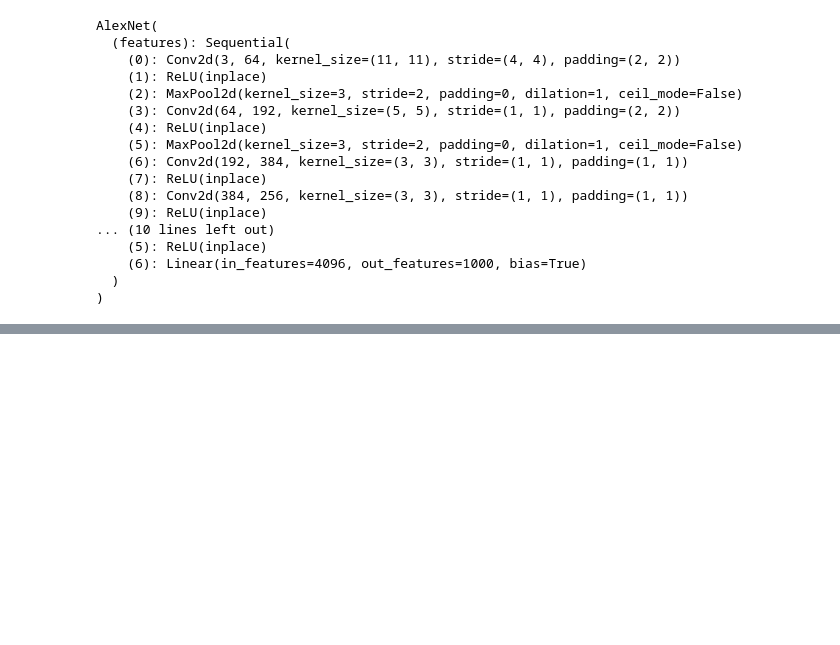
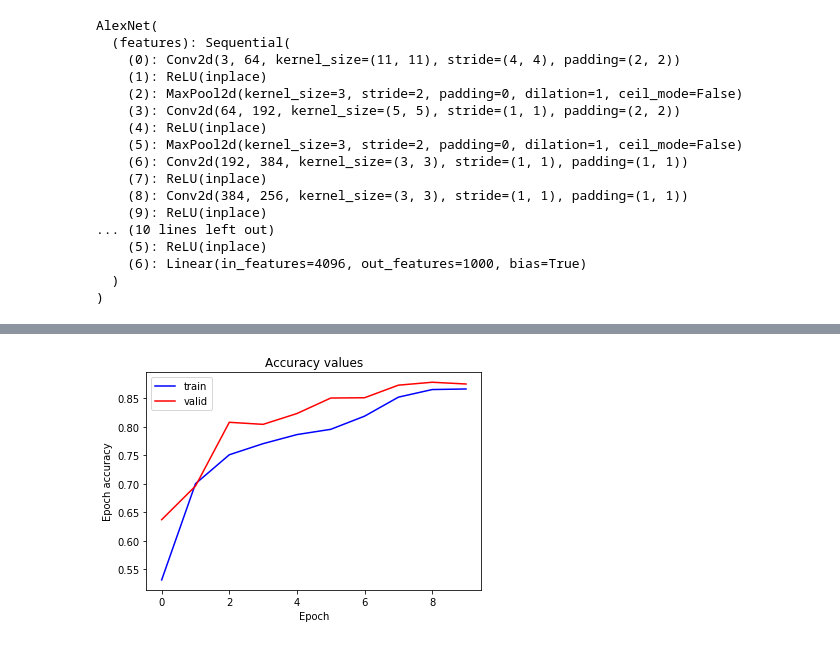
Before and after one commit to ArealTeamM2AIC/Remote-Sensing-Image, a Jupyter notebook: Alex(2).ipynb, the cells around one changed output, grey strips where cells are left out. Saved outputs shown, nothing was run; the diff lists cells and outputs as text; code cells hidden in the pictures; blank space fills up the shorter version.

```diff
--- a/Alex(2).ipynb
+++ b/Alex(2).ipynb
@@ -258,0 +296,12 @@ KeyboardInterrupt:
+# %%
+x = range(10)
+plt.figure()
+plt.plot(x, t[0][1], "b", label="train")
+plt.plot(x, t[1][1], "r", label="valid")
+plt.title("Accuracy values")
+plt.xlabel("Epoch")
+plt.ylabel("Epoch accuracy")
+plt.legend()
+plt.show()
+# %% [output]
+[figure, added]
```
Also changed, not shown: parts of 6 cells of this notebook.
